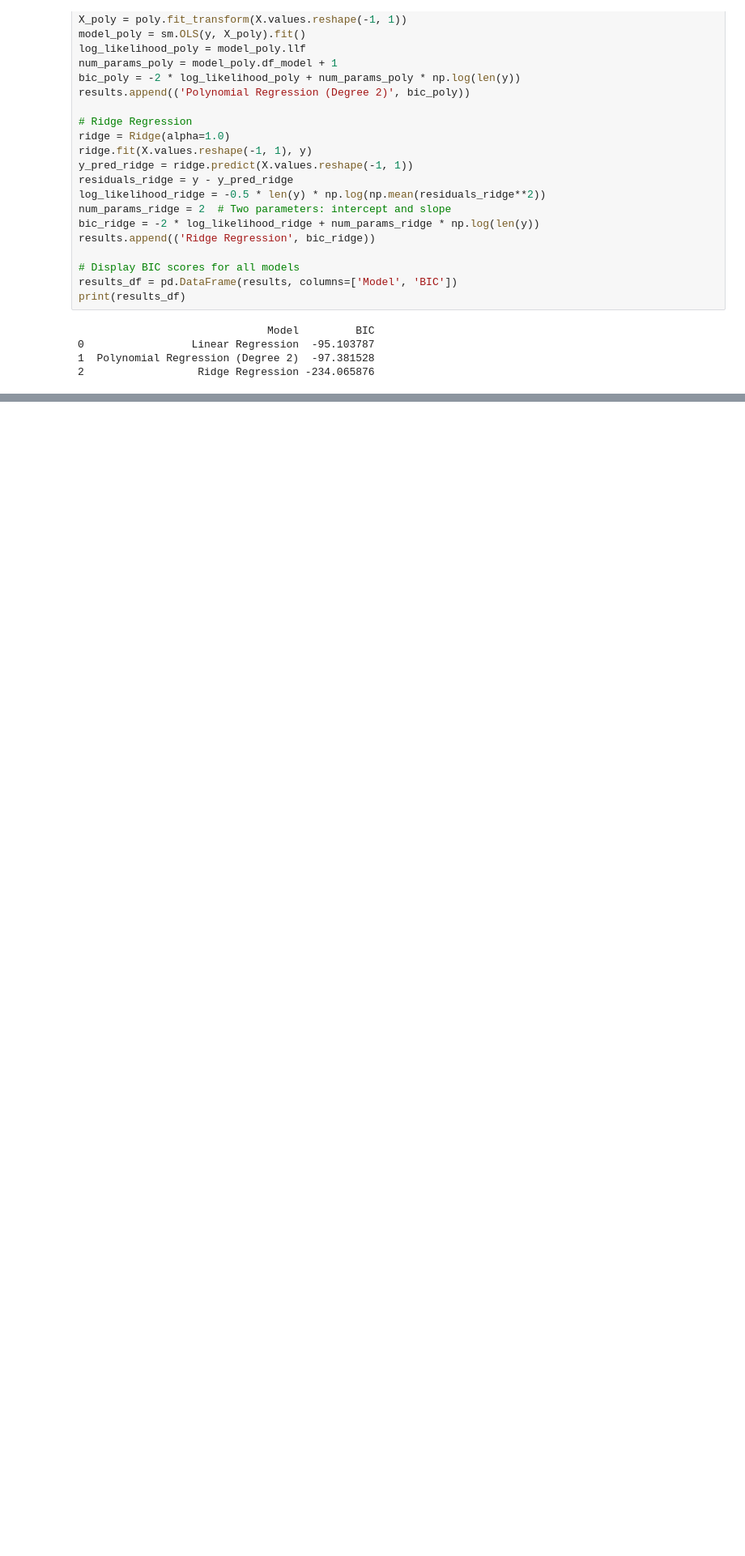
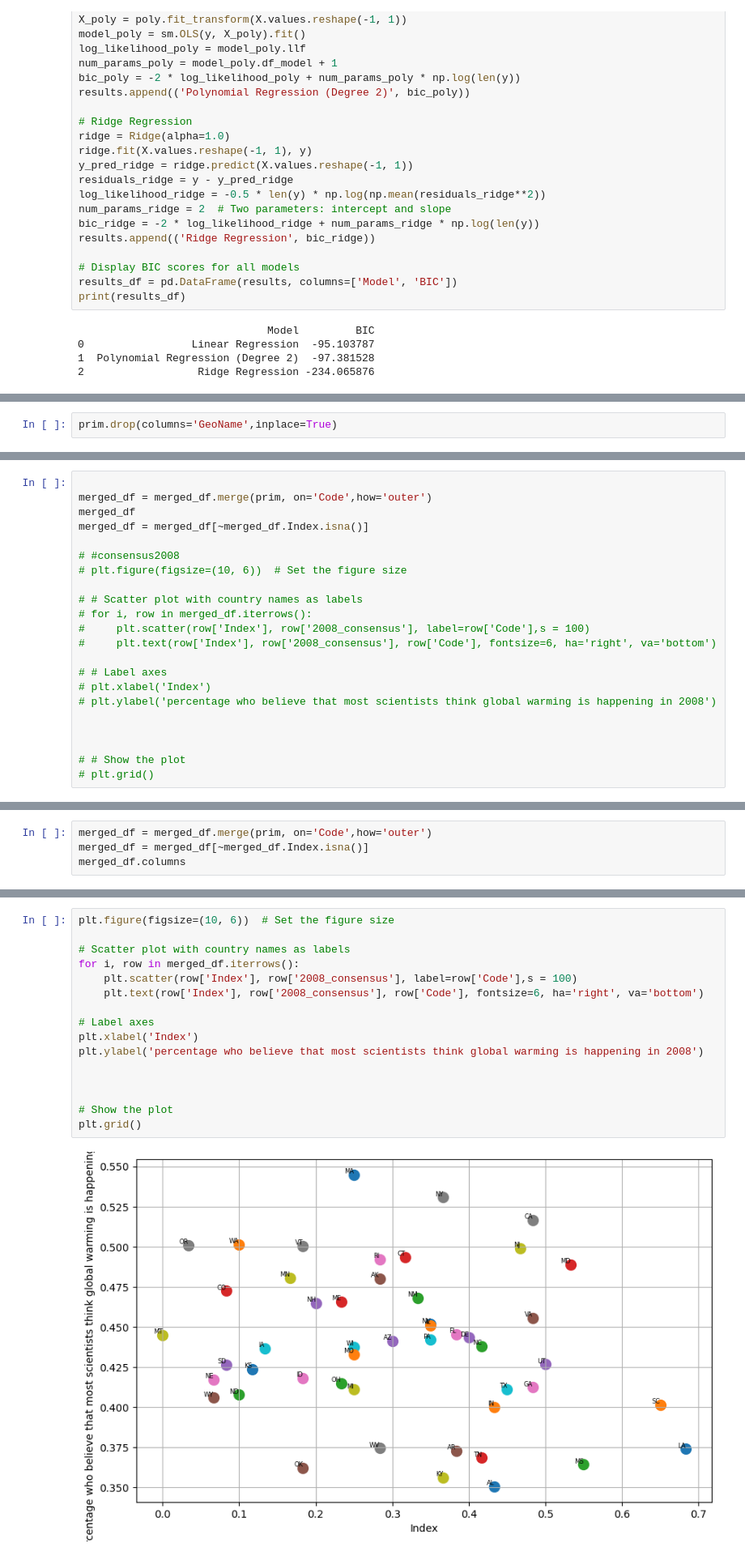
Before and after one commit to ns037/Sunwater_Institute, a Jupyter notebook: state_level.ipynb, the cells around one changed output, grey strips where cells are left out. Shown at 81% size. Cells and saved outputs as stored; diff of their text form; blank space fills up the shorter version.

```diff
--- a/state_level.ipynb
+++ b/state_level.ipynb
@@ -432,0 +670,2 @@ print(results_df)
+# %%
+prim.drop(columns='GeoName',inplace=True)
@@ -432,0 +675,22 @@ print(results_df)
+# %%
+
+merged_df = merged_df.merge(prim, on='Code',how='outer')
+merged_df
+merged_df = merged_df[~merged_df.Index.isna()]
+
+# #consensus2008
+# plt.figure(figsize=(10, 6))  # Set the figure size
+
+# # Scatter plot with country names as labels
+# for i, row in merged_df.iterrows():
+#     plt.scatter(row['Index'], row['2008_consensus'], label=row['Code'],s = 100)
+#     plt.text(row['Index'], row['2008_consensus'], row['Code'], fontsize=6, ha='right', va='bottom')
+
+# # Label axes
+# plt.xlabel('Index')
+# plt.ylabel('percentage who believe that most scientists think global warming is happening in 2008')
+
+
+
+# # Show the plot
+# plt.grid()
@@ -432,0 +706,4 @@ print(results_df)
+# %%
+merged_df = merged_df.merge(prim, on='Code',how='outer')
+merged_df = merged_df[~merged_df.Index.isna()]
+merged_df.columns
@@ -432,0 +714,18 @@ print(results_df)
+# %%
+plt.figure(figsize=(10, 6))  # Set the figure size
+
+# Scatter plot with country names as labels
+for i, row in merged_df.iterrows():
+    plt.scatter(row['Index'], row['2008_consensus'], label=row['Code'],s = 100)
+    plt.text(row['Index'], row['2008_consensus'], row['Code'], fontsize=6, ha='right', va='bottom')
+
+# Label axes
+plt.xlabel('Index')
+plt.ylabel('percentage who believe that most scientists think global warming is happening in 2008')
+
+
+
+# Show the plot
+plt.grid()
+# %% [output]
+[figure, added]
```
Also changed, not shown: parts of 27 cells of this notebook, 2 other files.
